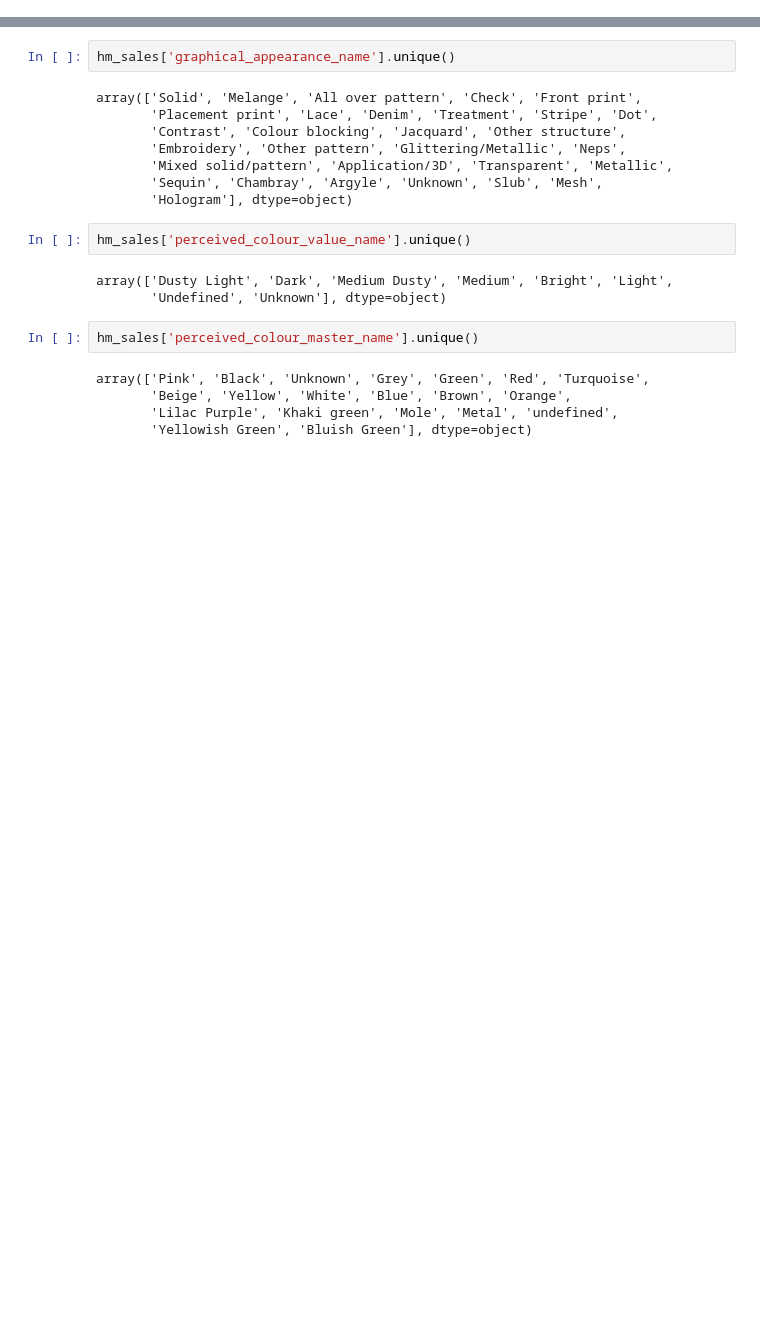
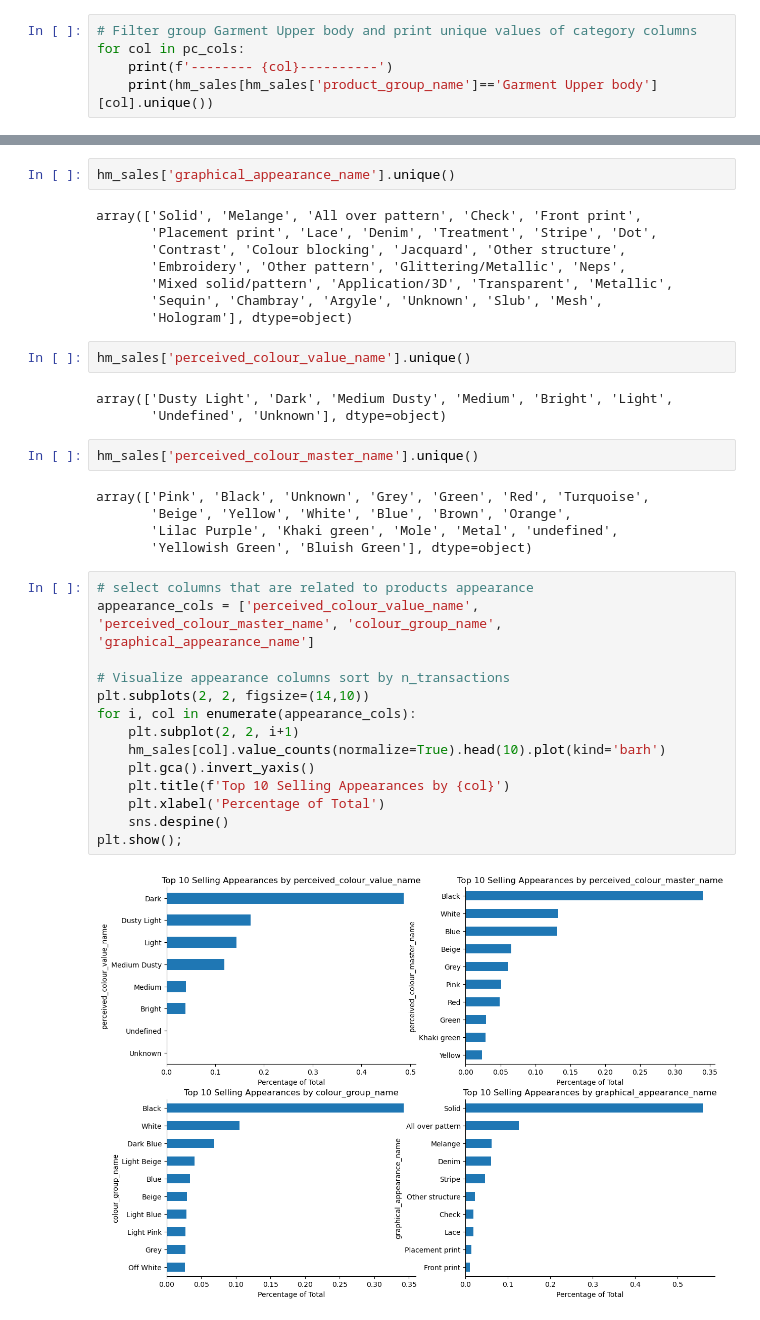
Before and after one commit to wellswang-ds/Capstone-BS, a Jupyter notebook: notebooks/H&M-Sprint2.ipynb, the cells around one changed output, grey strips where cells are left out. Saved outputs shown, nothing was run; the diff lists cells and outputs as text; blank space fills up the shorter version.

```diff
--- a/notebooks/H&M-Sprint2.ipynb
+++ b/notebooks/H&M-Sprint2.ipynb
@@ -1002,0 +1126,5 @@ memory usage: 5.0+ GB
+# %%
+# Filter group Garment Upper body and print unique values of category columns
+for col in pc_cols:
+    print(f'-------- {col}----------')
+    print(hm_sales[hm_sales['product_group_name']=='Garment Upper body'][col].unique())
@@ -1040,3 +1239,19 @@ array(['Pink', 'Black', 'Unknown', 'Grey', 'Green', 'Red', 'Turquoise',
        'Beige', 'Yellow', 'White', 'Blue', 'Brown', 'Orange',
        'Lilac Purple', 'Khaki green', 'Mole', 'Metal', 'undefined',
        'Yellowish Green', 'Bluish Green'], dtype=object)
+# %%
+# select columns that are related to products appearance
+appearance_cols = ['perceived_colour_value_name', 'perceived_colour_master_name', 'colour_group_name', 'graphical_appearance_name']
+
+# Visualize appearance columns sort by n_transactions
+plt.subplots(2, 2, figsize=(14,10))
+for i, col in enumerate(appearance_cols):
+    plt.subplot(2, 2, i+1)
+    hm_sales[col].value_counts(normalize=True).head(10).plot(kind='barh')
+    plt.gca().invert_yaxis()
+    plt.title(f'Top 10 Selling Appearances by {col}')
+    plt.xlabel('Percentage of Total')
+    sns.despine()
+plt.show();
+# %% [output]
+[figure, added]
```
Also changed, not shown: parts of 52 cells of this notebook, 2 other files.
